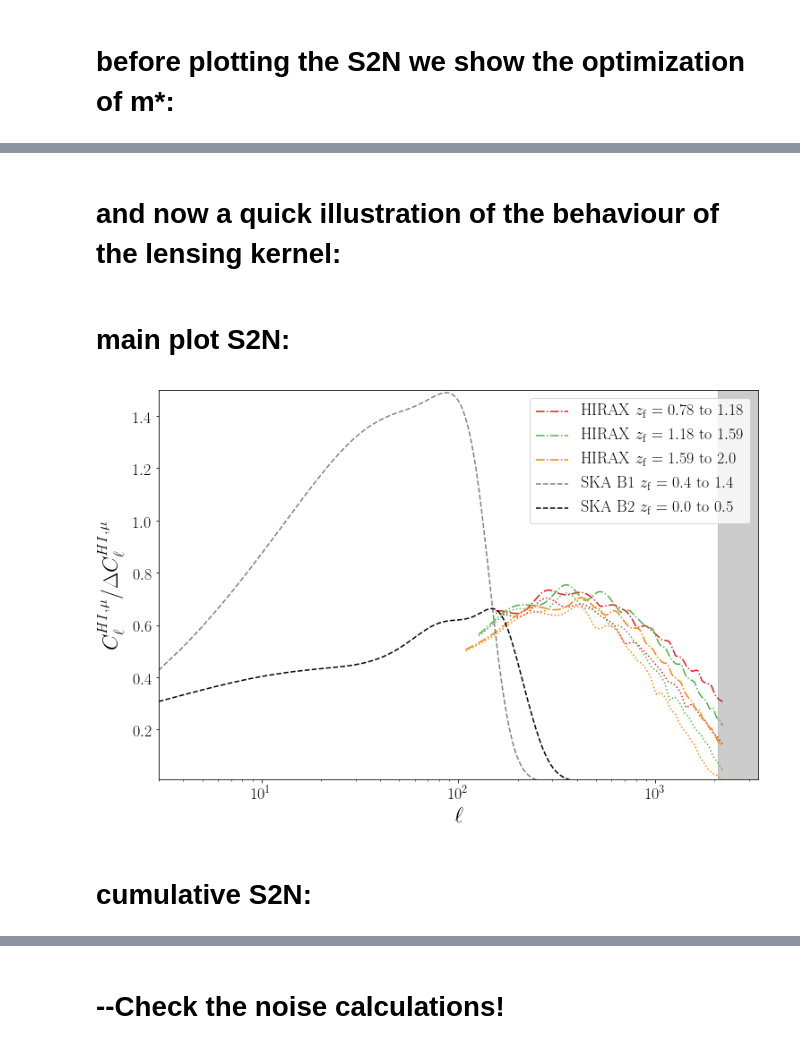
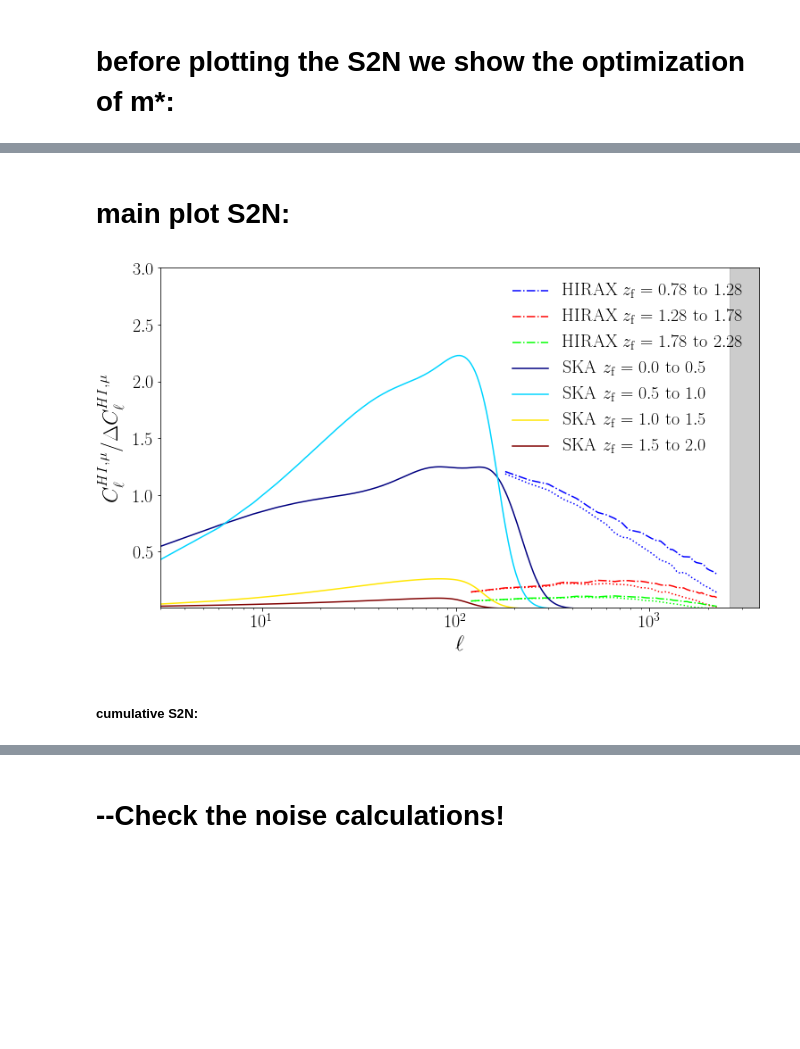
Before and after one commit to amadeuswi/MagBias, a Jupyter notebook: S2N.ipynb, the cells around one changed output, grey strips where cells are left out. Drawn from its saved outputs; the diff is of its cells as text; code cells hidden in the pictures; blank space fills up the shorter version.

```diff
--- a/S2N.ipynb
+++ b/S2N.ipynb
@@ -434,2 +537,19 @@ zmin_b2, zmax_b2, zf_b2, dzf_b2 = get_fg_bin_for_frequency_range(b2_nutot, b2_nu
 # %% [markdown]
 # SKA optimization for m*
+# %%
+ ############OPTIMIZE SKA B1 AND B2:####################################
+########################################################################
+#######################################################################
+
+ltab_SKA_opt = np.array([100]) #only one ell for opt
+
+opti_SKA = []
+guessesSKA = 21 * np.ones(nbinS)
+for iz in range(nbinS):
+    S2Nargs = (ltab_SKA_opt, zSKA_lowbin[iz], zSKA_highbin[iz], buffer_z, [SKA, LSST], [C_l_HIHI_CAMB, C_l_gg_CAMB, Cl_HIxmag_CAMB])
+    opti = optimize.minimize( S2N_for_opt, [guessesSKA[iz]], args = S2Nargs, method='Nelder-Mead', tol = 1e-2, bounds = ((magmin,magmax),))
+    opti_SKA.append(opti)
+
+mso_SKA = [oo['x'] for oo in opti_SKA] #m star opt = mso
+
+print mso_SKA
@@ -628,2 +841,0 @@ ax.set_ylabel("$C_\ell^{HI,\mu} / \Delta C_\ell^{HI,\mu} $")
-# %% [markdown]
-# and now a quick illustration of the behaviour of the lensing kernel:
@@ -716,54 +844,61 @@ ax2.legend(loc = "upper right")
 # %%
 #plotting HIRAX and SKA for different binnings:
 
-fig = P.figure(figsize = (12,8)); ax1 = fig.add_subplot(111);
+fig = P.figure(figsize = (12,7)); ax1 = fig.add_subplot(111);
 
 
 
-for i in range(NBIN):
-    ci = color_array[i]
-    zfmax_now = np.around(zHIRAX_meanbin[i] + dzHIRAX,2)
-    zfmin_now = np.around(zHIRAX_meanbin[i] - dzHIRAX,2)
+for i in range(nbinH):
+    ci = color_array_HIRAX[i]
+    zfmax_now = np.around(zHIRAX_highbin[i],2)
+    zfmin_now = np.around(zHIRAX_lowbin[i],2)
 
     plotcond = (S2Nlist_full[i] > 1e-5)
     plotcond512 = (S2Nlist_512[i] > 1e-5)
-    ax1.semilogx(ltab[plotcond], S2Nlist_full[i][plotcond],
+    ax1.semilogx(ltabH[plotcond], S2Nlist_full[i][plotcond],
                  label = r"$\mathrm{{~HIRAX~}} z_\mathrm{{f}} = {} \mathrm{{~to~}} {}$".format(zfmin_now, zfmax_now),
-                 color=P.cm.Set1(ci), ls = "-.")
-    ax1.semilogx(ltab[plotcond512], S2Nlist_512[i][plotcond512],
-                 color=P.cm.Set1(ci), ls = ":")
+                 color=P.cm.brg(ci), ls = "-.")
+    ax1.semilogx(ltabH[plotcond512], S2Nlist_512[i][plotcond512],
+                 color=P.cm.brg(ci), ls = ":")
 #     ax1.semilogx(ltab, S2N_CVlist[i], ls = "-",
 #                  color=P.cm.Set1(ci))
 #     ax1.axvline(ellNL[i],
 #                color=P.cm.Set1(ci))
 
 
+for i in range(nbinS):
+    ci = color_array_SKA[i]
+    zfmax_now = np.around(zSKA_highbin[i],2)
+    zfmin_now = np.around(zSKA_lowbin[i],2)
+
+    plotcond = (S2Nlist_SKA[i] > 1e-5)
+    ax1.semilogx(ltabSKA[plotcond], S2Nlist_SKA[i][plotcond],
+                 label = r"$\mathrm{{~SKA~}} z_\mathrm{{f}} = {} \mathrm{{~to~}} {}$".format(zfmin_now, zfmax_now),
+                 color=P.cm.jet(ci), ls = "-")
+
+
 
 ax1.fill_between( np.array( [ellNL[0],ellNL[-1] ]), -10, 100, color = 'grey', alpha = 0.4)
-# ax1.semilogx(ltab, S2N_CVlist[0], ls = "-", color='black')
-#SKA:
-ax1.semilogx(ltab, S2N_SKAb1_LSST,
-             label = r"$\mathrm{{SKA~B1~}} z_\mathrm{{f}} = {} \mathrm{{~to~}} {}$".format(np.around(zmin_b1,1), np.around(zmax_b1,1)), color = "grey", ls = "--")
-# ax1.semilogx(ltab, S2N_CV_b1, color = "grey", ls = "-")
 
-ax1.semilogx(ltab, S2N_SKAb2_LSST, label = r"$\mathrm{{SKA~B2~}} z_\mathrm{{f}} = {} \mathrm{{~to~}} {}$".format(np.around(zmin_b2,1), np.around(zmax_b2,1)), color = "black", ls = "--")
-# ax1.semilogx(ltab, S2N_CV_b2, color = "black", ls = "-")
+# ax1.semilogx(ltabSKA, S2N_SKAb1_LSST,
+#              label = r"$\mathrm{{SKA~B1~}} z_\mathrm{{f}} = {} \mathrm{{~to~}} {}$".format(np.around(zmin_b1,1), np.around(zmax_b1,1)), color = "grey", ls = "--")
+
+
+# ax1.semilogx(ltabSKA, S2N_SKAb2_LSST, label = r"$\mathrm{{SKA~B2~}} z_\mathrm{{f}} = {} \mathrm{{~to~}} {}$".format(np.around(zmin_b2,1), np.around(zmax_b2,1)), color = "black", ls = "--")
 
 
 ax1.set_ylabel("$C_\ell^{HI,\mu} / \Delta C_\ell^{HI,\mu} $")
 ax1.set_xlabel("$\ell$")
-ax1.legend(loc = "upper right", fontsize = 18)
+ax1.legend(loc = "upper right", fontsize = 20, frameon = False)
 # ax1.set_ylim((0,50))
-ax1.set_ylim((0.01,1.5))
+ax1.set_ylim((0.01,3.))
 ax1.set_xlim((3e0, ellNL[-1]))
 # plotdir = "/Users/amadeus/Documents/PhD/Oxford/pres10min2/"
 
-plotdir = "/Users/amadeus/Documents/PhD/Thesis/tex/images/"
-# print "we are saving plot to thesis!!!!"
 
 # P.savefig(plotdir + "S2N_SKA_HIRAX.pdf")
 # %% [output]
-[figure, old version]
+[figure, new version]
 # %% [markdown]
-# cumulative S2N:
+##### cumulative S2N:
 # %%
```
Also changed, not shown: parts of 39 cells of this notebook, 16 other files.
